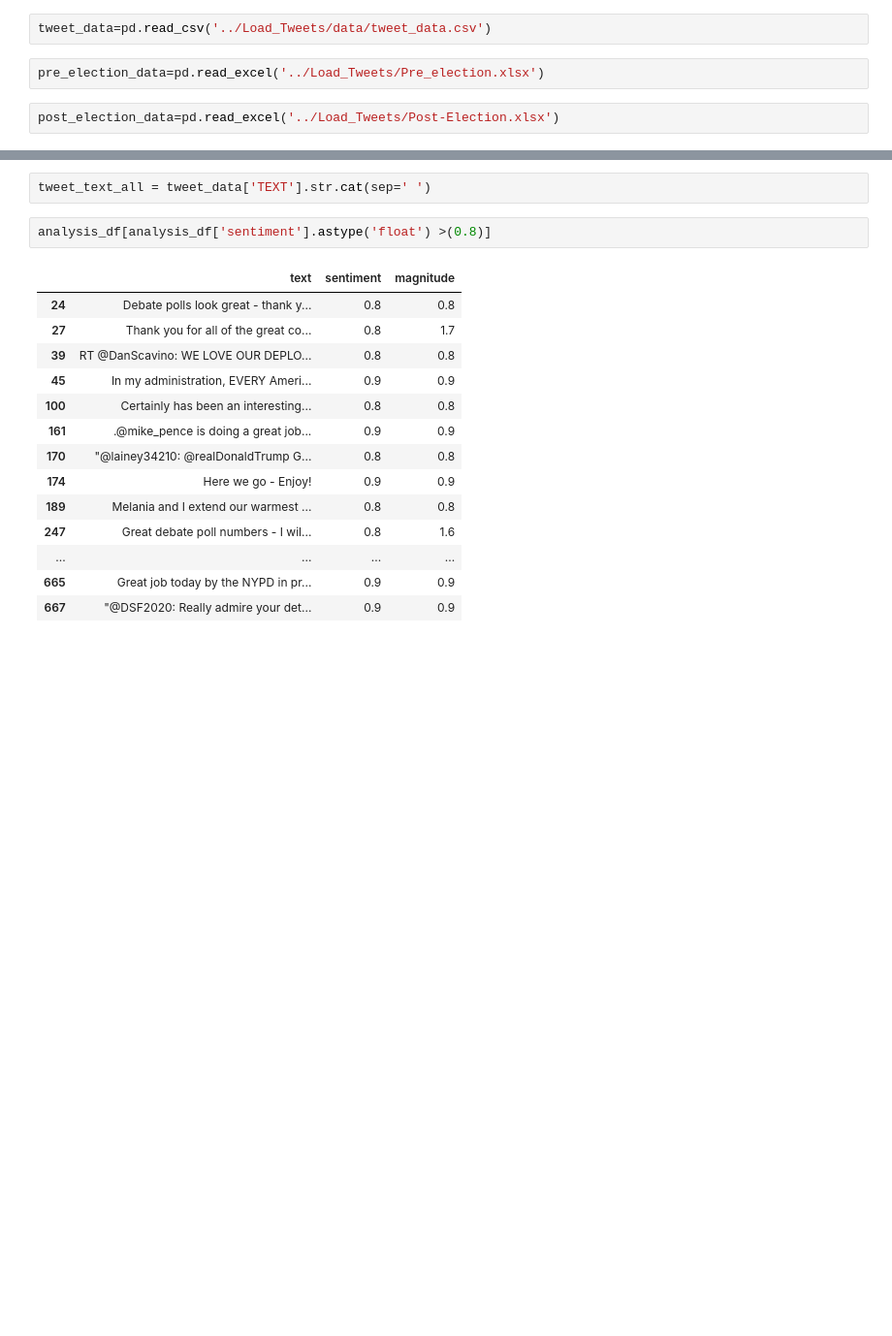
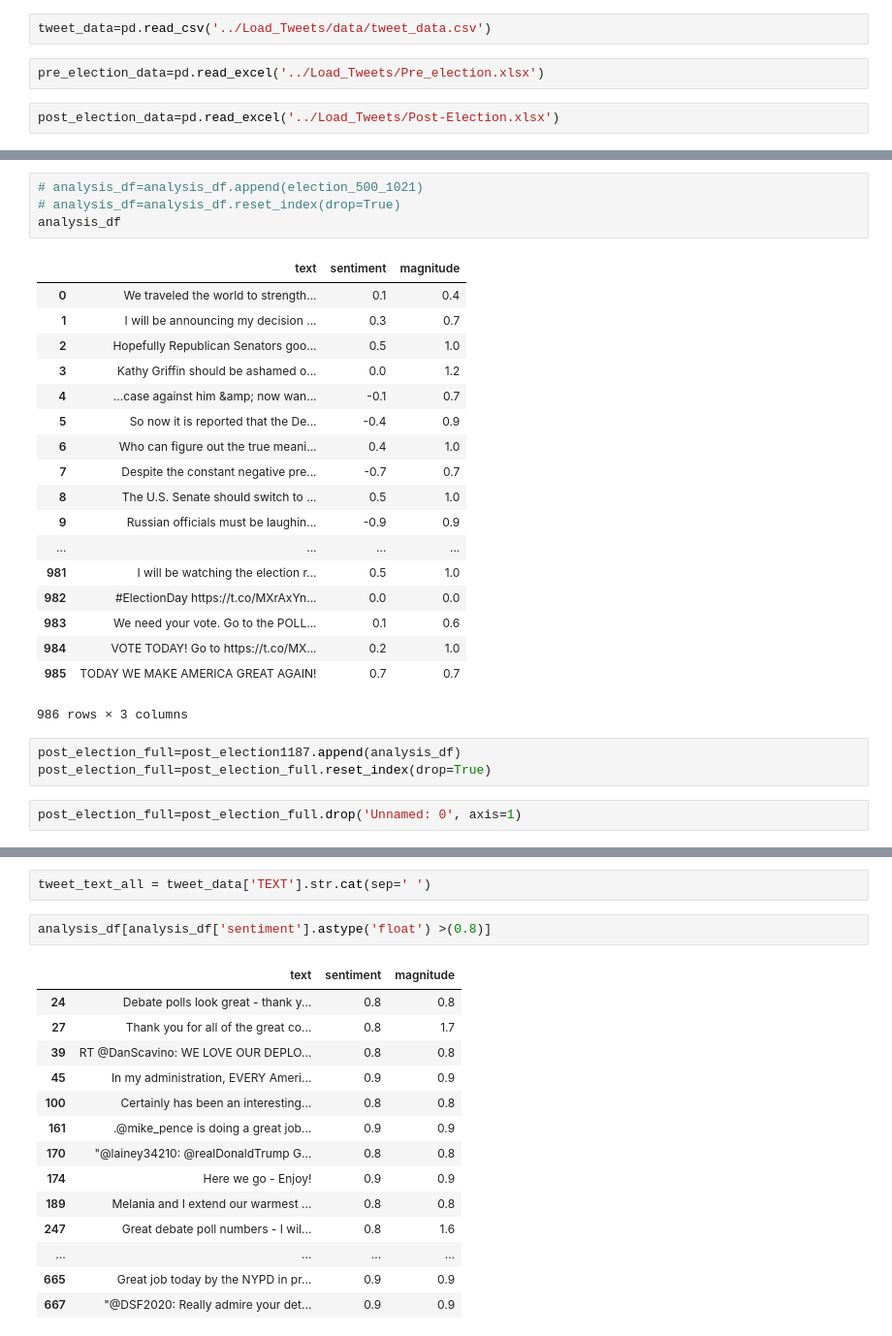
Before and after one commit to EthanH43/text_generator, a Jupyter notebook: Model/Tweet_Analysis.ipynb, the cells around one changed output, grey strips where cells are left out. Shown: that part at 97% size. Drawn from its saved outputs; the diff is of its cells as text; blank space fills up the shorter version.

```diff
--- a/Model/Tweet_Analysis.ipynb
+++ b/Model/Tweet_Analysis.ipynb
@@ -39 +58,29 @@ post_election_data=pd.read_excel('../Load_Tweets/Post-Election.xlsx')
+# %%
+# analysis_df=analysis_df.append(election_500_1021)
+# analysis_df=analysis_df.reset_index(drop=True)
+analysis_df
+# %% [output]
+|  | text | sentiment | magnitude |
+| 0 | We traveled the world to strength... | 0.1 | 0.4 |
+| 1 | I will be announcing my decision ... | 0.3 | 0.7 |
+| 2 | Hopefully Republican Senators goo... | 0.5 | 1.0 |
+| 3 | Kathy Griffin should be ashamed o... | 0.0 | 1.2 |
+| 4 | ...case against him &amp; now wan... | -0.1 | 0.7 |
+| 5 | So now it is reported that the De... | -0.4 | 0.9 |
+| 6 | Who can figure out the true meani... | 0.4 | 1.0 |
+| 7 | Despite the constant negative pre... | -0.7 | 0.7 |
+| 8 | The U.S. Senate should switch to ... | 0.5 | 1.0 |
+| 9 | Russian officials must be laughin... | -0.9 | 0.9 |
+| ... | ... | ... | ... |
+| 981 | I will be watching the election r... | 0.5 | 1.0 |
+| 982 | #ElectionDay https://t.co/MXrAxYn... | 0.0 | 0.0 |
+| 983 | We need your vote. Go to the POLL... | 0.1 | 0.6 |
+| 984 | VOTE TODAY! Go to https://t.co/MX... | 0.2 | 1.0 |
+| 985 | TODAY WE MAKE AMERICA GREAT AGAIN! | 0.7 | 0.7 |
+986 rows × 3 columns
+# %%
+post_election_full=post_election1187.append(analysis_df)
+post_election_full=post_election_full.reset_index(drop=True)
+# %%
+post_election_full=post_election_full.drop('Unnamed: 0', axis=1)
 # %%
```
Also changed, not shown: parts of 12 cells of this notebook.
